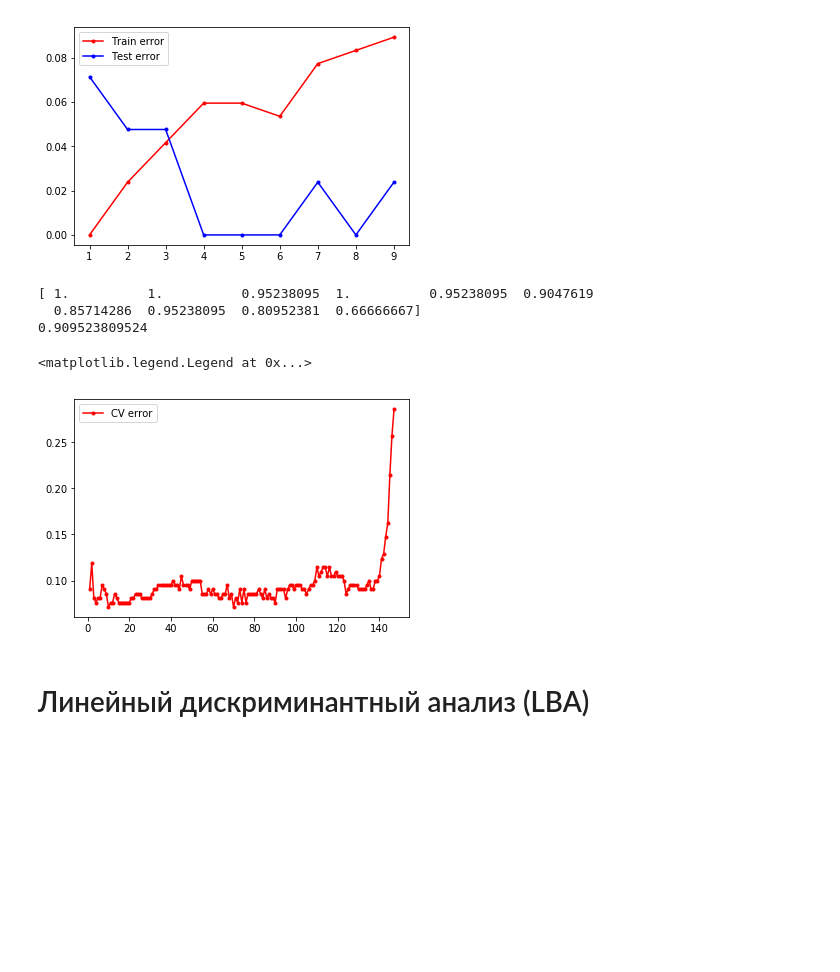
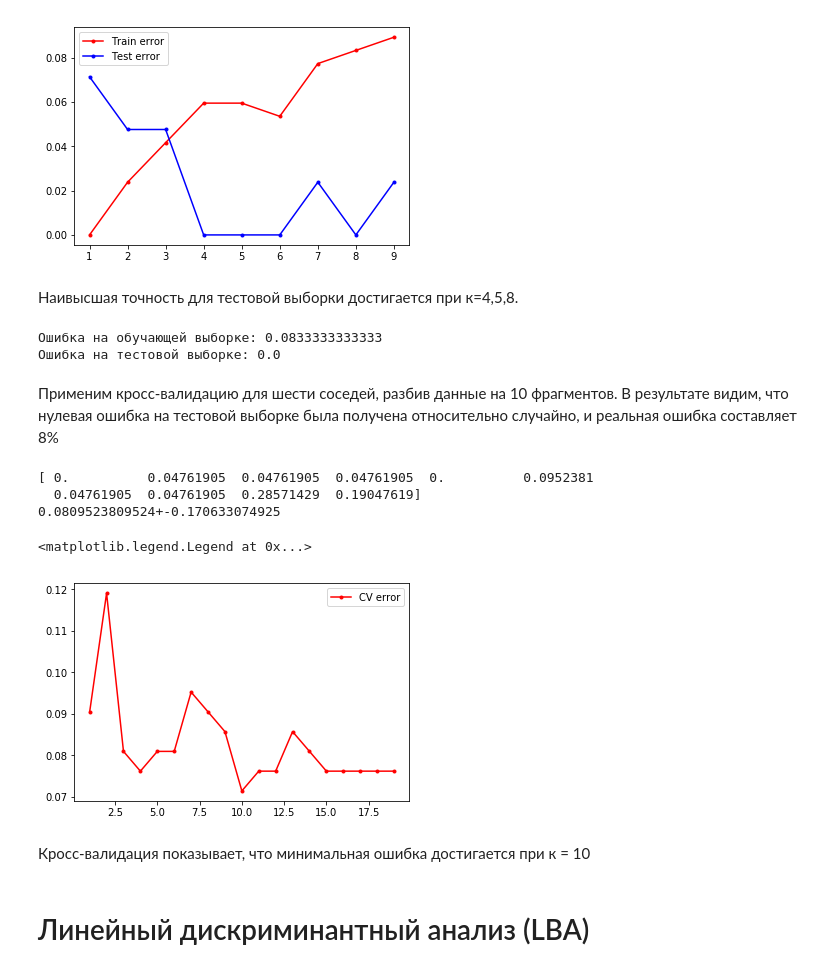
Before and after one commit to krist311/ML, a Jupyter notebook: 2509/2509.ipynb, the cells around one changed output. Drawn from its saved outputs; the diff is of its cells as text; code cells hidden in the pictures; blank space fills up the shorter version.

```diff
--- a/2509/2509.ipynb
+++ b/2509/2509.ipynb
@@ -120,11 +113,0 @@ weights - алгоритм, с помощью которого вычисляе
-# %%
-from sklearn.neighbors import KNeighborsClassifier
-knn = KNeighborsClassifier(n_neighbors = 10) #Обучаем алгоритм для десяти соседей и с Евклидовым расстоянием
-knn.fit(x_train, y_train)
-y_train_predict = knn.predict(x_train)
-y_test_predict = knn.predict(x_test)
-
-err_train = np.mean(y_train != y_train_predict)
-err_test  = np.mean(y_test  != y_test_predict)
-
-print(err_train, err_test)
@@ -135,10 +113,0 @@ print(err_train, err_test)
-# %%
-from sklearn.model_selection import GridSearchCV
-nnb = [1, 3, 5, 10, 15, 20, 25, 35, 45, 55]
-knn = KNeighborsClassifier()
-grid = GridSearchCV(knn, param_grid = {'n_neighbors': nnb}, cv=10)
-grid.fit(x_train, y_train)
-
-best_cv_err = 1 - grid.best_score_
-best_n_neighbors = grid.best_estimator_.n_neighbors
-print(best_cv_err, best_n_neighbors)
@@ -147,7 +113,0 @@ print(best_cv_err, best_n_neighbors)
-# %%
-knn = KNeighborsClassifier(n_neighbors = best_n_neighbors).fit(x_train, y_train)
-
-err_train = np.mean(y_train != knn.predict(x_train))
-err_test  = np.mean(y_test  != knn.predict(x_test))
-
-print(err_train, err_test)
@@ -178,26 +151,38 @@ plt.legend(loc = 'best')
 pass
 # %% [output]
 [figure]
+# %% [markdown]
+Наивысшая точность для тестовой выборки достигается при к=4,5,8.
+# %%
+print("Ошибка на обучающей выборке: " + str(errs_train[7]))
+print("Ошибка на тестовой выборке: " + str(errs_test[7]))
+# %% [output]
+Ошибка на обучающей выборке: 0.0833333333333
+Ошибка на тестовой выборке: 0.0
+# %% [markdown]
+Применим кросс-валидацию для шести соседей, разбив данные на 10 фрагментов. В результате видим, что нулевая ошибка на тестовой выборке была получена относительно случайно, и реальная ошибка составляет 8%
 # %%
 from sklearn.model_selection import cross_val_score
-model = KNeighborsClassifier(n_neighbors = 1)
+model = KNeighborsClassifier(n_neighbors = 6)
 CV_scores = cross_val_score(model, x, y, cv = 10)
-print(CV_scores)
-print(CV_scores.mean())
+print(str(1-CV_scores))
+print(str(1-CV_scores.mean())  + "+-"+ str((1-CV_scores).std() * 2))
 # %% [output]
-[ 1.          1.          0.95238095  1.          0.95238095  0.9047619
-  0.85714286  0.95238095  0.80952381  0.66666667]
-0.909523809524
+[ 0.          0.04761905  0.04761905  0.04761905  0.          0.0952381
+  0.04761905  0.04761905  0.28571429  0.19047619]
+0.0809523809524+-0.170633074925
 # %%
 CV_errs = []
-for k in range(1,148):
+for k in range(1,20):
     knn = KNeighborsClassifier(n_neighbors = k)
     CV_errs.append(1 - cross_val_score(knn, x, y, cv = 10).mean())
 
-plt.plot(range(1,148), CV_errs, '.-r', label = 'CV error')
+plt.plot(range(1,20), CV_errs, '.-r', label = 'CV error')
 plt.legend(loc = 'best')
 # %% [output]
 <matplotlib.legend.Legend at 0x...>
-[figure, old version]
+[figure, new version]
+# %% [markdown]
+Кросс-валидация показывает, что минимальная ошибка достигается при к = 10
 # %% [markdown]
 # Линейный дискриминантный анализ (LBA)
```
Also changed, not shown: parts of 22 cells of this notebook.
